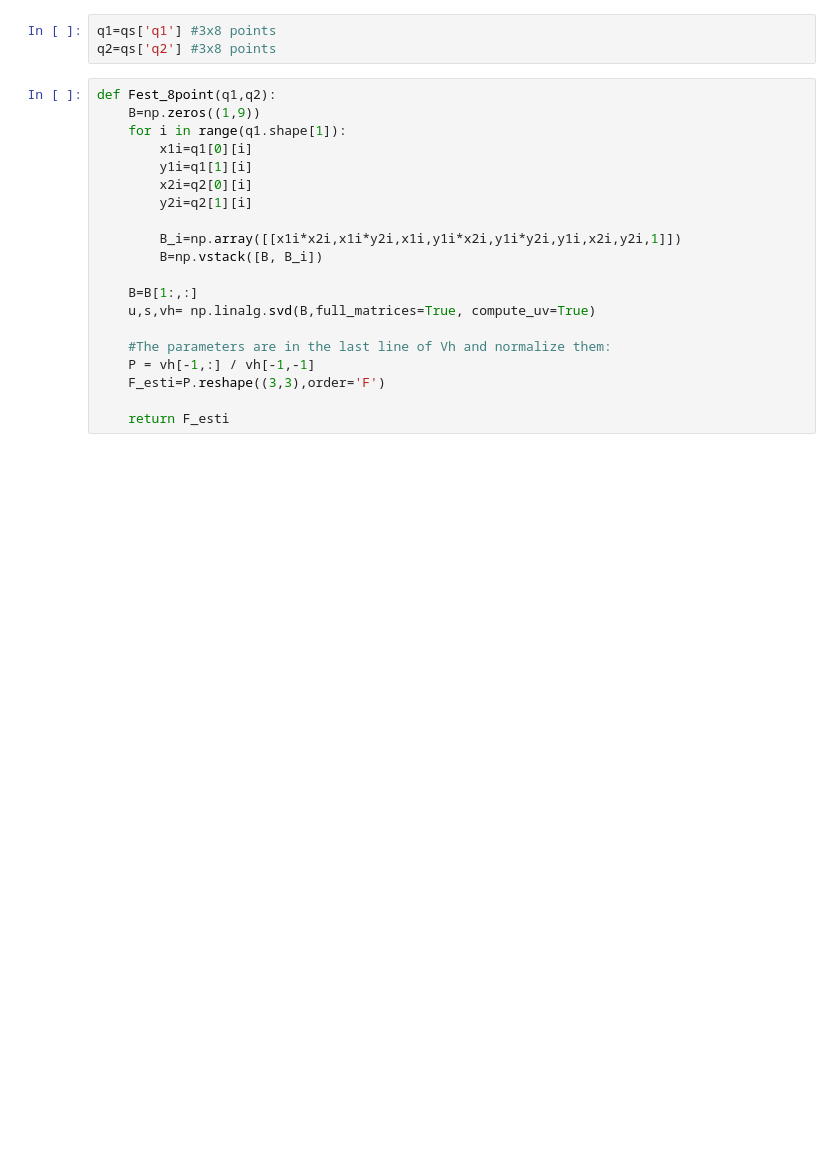
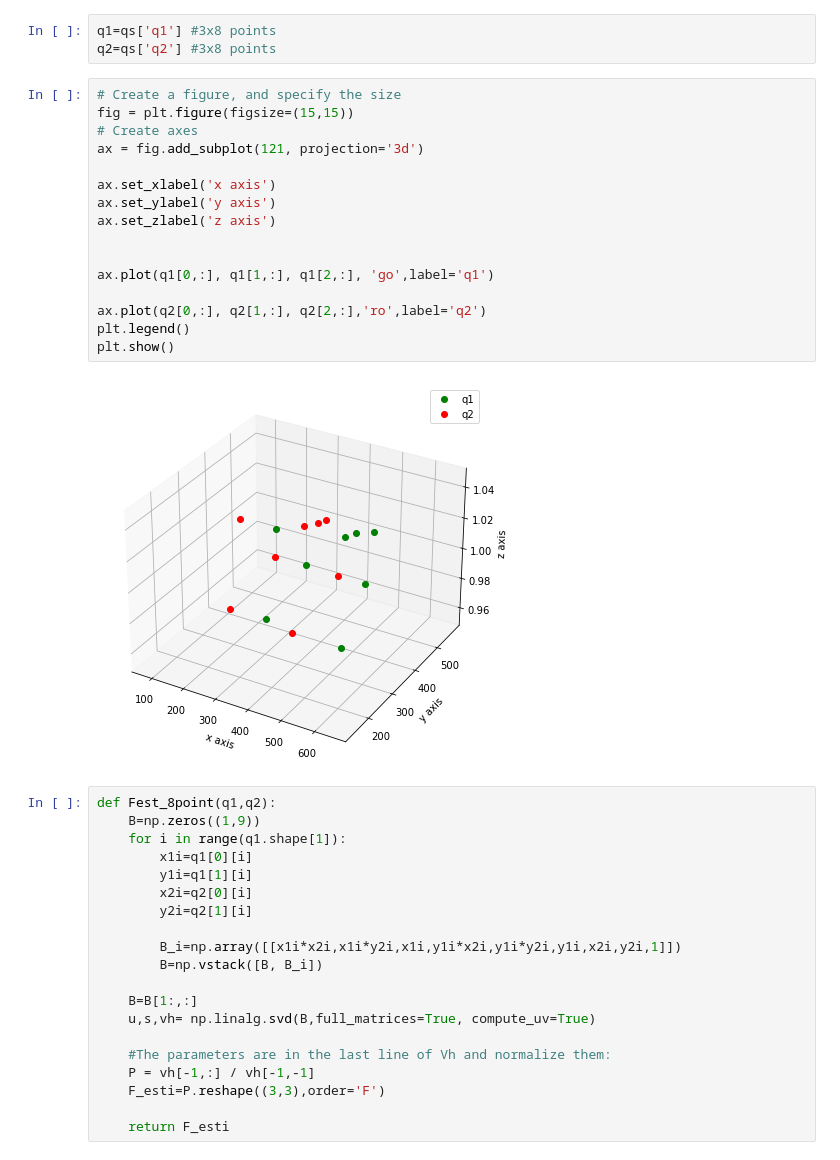
Before and after one commit to AlexAbades/CompVision, a Jupyter notebook: Computer-vision/Anna/Week9_CV.ipynb, the cells around one changed output. Saved outputs shown, nothing was run; the diff lists cells and outputs as text; blank space fills up the shorter version.

```diff
--- a/Computer-vision/Anna/Week9_CV.ipynb
+++ b/Computer-vision/Anna/Week9_CV.ipynb
@@ -44,6 +44,24 @@ Use the points in `qs.np` to estimate a fundamental matrix, and check that your
 # %%
 q1=qs['q1'] #3x8 points
 q2=qs['q2'] #3x8 points
+# %%
+# Create a figure, and specify the size
+fig = plt.figure(figsize=(15,15))
+# Create axes
+ax = fig.add_subplot(121, projection='3d')
+
+ax.set_xlabel('x axis')
+ax.set_ylabel('y axis')
+ax.set_zlabel('z axis')
+
+
+ax.plot(q1[0,:], q1[1,:], q1[2,:], 'go',label='q1')
+
+ax.plot(q2[0,:], q2[1,:], q2[2,:],'ro',label='q2')
+plt.legend()
+plt.show()
+# %% [output]
+[figure, added]
 # %%
 def Fest_8point(q1,q2):
     B=np.zeros((1,9))
```
Also changed, not shown: parts of 15 cells of this notebook, 7 other files.
